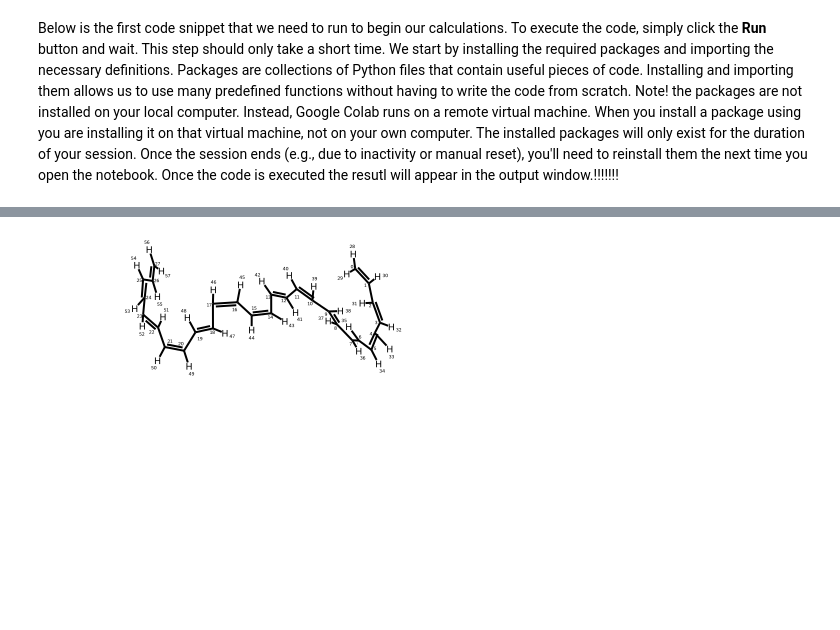
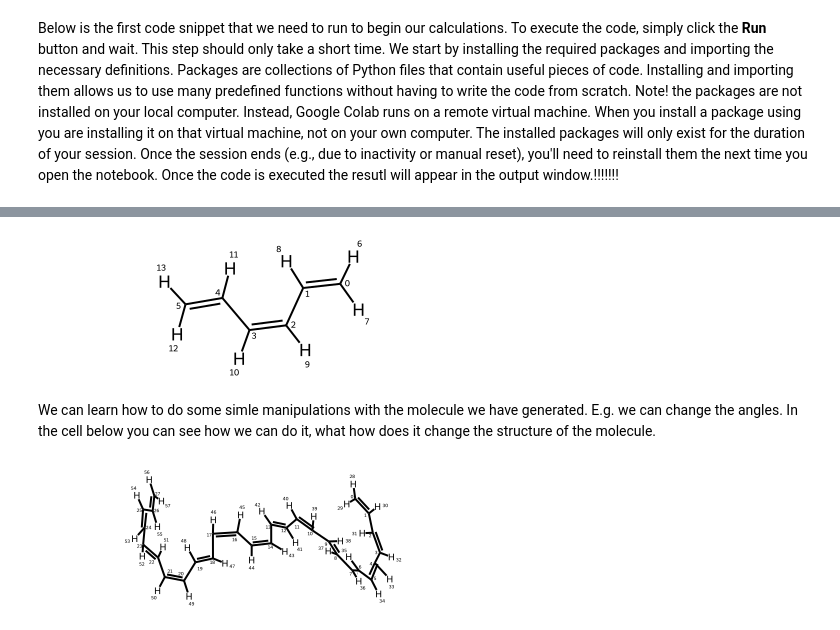
Before and after one commit to inetolko2b-svg/shine_light_on_dyes, a Jupyter notebook: HOMO_LUMO_for_polyenes_Tutorial.ipynb, the cells around one changed output, grey strips where cells are left out. Saved outputs shown, nothing was run; the diff lists cells and outputs as text; code cells hidden in the pictures; blank space fills up the shorter version.

```diff
--- a/HOMO_LUMO_for_polyenes_Tutorial.ipynb
+++ b/HOMO_LUMO_for_polyenes_Tutorial.ipynb
@@ -46,20 +56,25 @@ Now we need to generate the desired molecule. The easiest way to do it is by usi
 # %%
 # import these definitions
 from rdkit import Chem
 from rdkit.Chem import Draw
 from rdkit.Chem import AllChem
 from rdkit.Chem.Draw import IPythonConsole
 IPythonConsole.drawOptions.addAtomIndices = True
 
-# generate ethylene molecule
-smiles = r"C=C"
+# generate the moleucle molecule
+smiles = r"C=CC=CC=C" #smiles for 1,3,5-HEXATRIENE
 mol = Chem.MolFromSmiles(smiles)
 #Add hydrogen atoms to the molecule
 mol = Chem.AddHs(mol)
 #Generate a random 3D configuration
 Chem.AllChem.EmbedMolecule(mol)
 #Safe the molecule in XYZ file
-Chem.MolToXYZFile(mol, "ethylene.xyz")
+Chem.MolToXYZFile(mol, "1,3,5-HEXATRIENE.xyz")
+mol
+# %% [output]
+[figure, added]
+# %% [markdown]
+We can learn how to do some simle manipulations with the molecule we have generated. E.g. we can change the angles. In the cell below you can see how we can do it, what how does it change the structure of the molecule.
 # %%
 # generate butadiene molecule
 smiles = r"C=CC=C"
```
Also changed, not shown: parts of 3 cells of this notebook.
